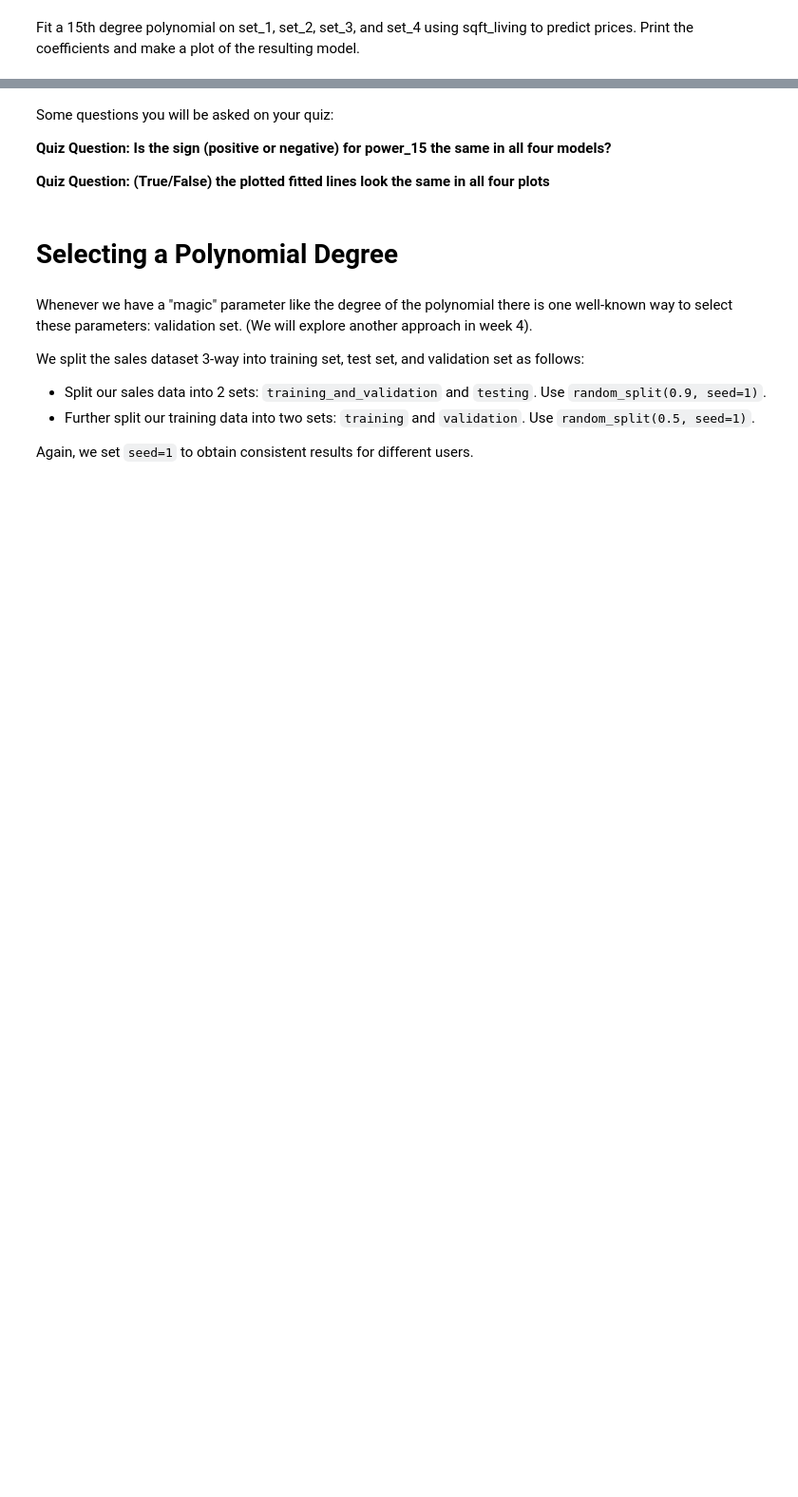
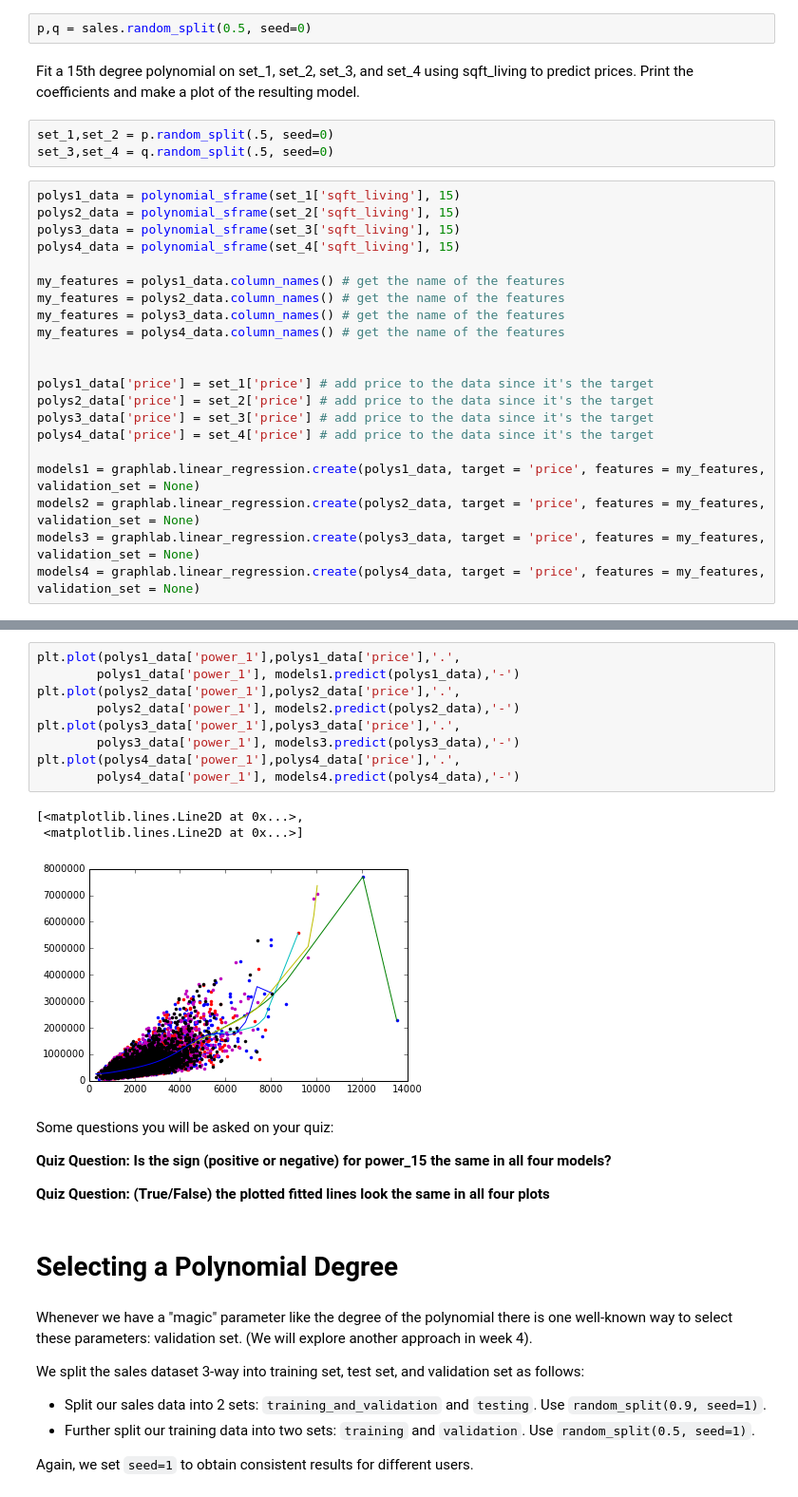
Before and after one commit to ronnyma/ml-spec, a Jupyter notebook: C2/w3/week-3-polynomial-regression-assignment-blank.ipynb, the cells around one changed output, grey strips where cells are left out. Shown: that part at 95% size. Drawn from its saved outputs; the diff is of its cells as text; blank space fills up the shorter version.

```diff
--- a/C2/w3/week-3-polynomial-regression-assignment-blank.ipynb
+++ b/C2/w3/week-3-polynomial-regression-assignment-blank.ipynb
@@ -264,5 +264,31 @@ To split the sales data into four subsets, we perform the following steps:
 
 We set `seed=0` in these steps so that different users get consistent results.
 You should end up with 4 subsets (`set_1`, `set_2`, `set_3`, `set_4`) of approximately equal size.
+# %%
+p,q = sales.random_split(0.5, seed=0)
 # %% [markdown]
 Fit a 15th degree polynomial on set_1, set_2, set_3, and set_4 using sqft_living to predict prices. Print the coefficients and make a plot of the resulting model.
+# %%
+set_1,set_2 = p.random_split(.5, seed=0)
+set_3,set_4 = q.random_split(.5, seed=0)
+# %%
+polys1_data = polynomial_sframe(set_1['sqft_living'], 15)
+polys2_data = polynomial_sframe(set_2['sqft_living'], 15)
+polys3_data = polynomial_sframe(set_3['sqft_living'], 15)
+polys4_data = polynomial_sframe(set_4['sqft_living'], 15)
+
+my_features = polys1_data.column_names() # get the name of the features
+my_features = polys2_data.column_names() # get the name of the features
+my_features = polys3_data.column_names() # get the name of the features
+my_features = polys4_data.column_names() # get the name of the features
+
+
+polys1_data['price'] = set_1['price'] # add price to the data since it's the target
+polys2_data['price'] = set_2['price'] # add price to the data since it's the target
+polys3_data['price'] = set_3['price'] # add price to the data since it's the target
+polys4_data['price'] = set_4['price'] # add price to the data since it's the target
+
+models1 = graphlab.linear_regression.create(polys1_data, target = 'price', features = my_features, validation_set = None)
+models2 = graphlab.linear_regression.create(polys2_data, target = 'price', features = my_features, validation_set = None)
+models3 = graphlab.linear_regression.create(polys3_data, target = 'price', features = my_features, validation_set = None)
+models4 = graphlab.linear_regression.create(polys4_data, target = 'price', features = my_features, validation_set = None)
@@ -269,3 +332,16 @@ Fit a 15th degree polynomial on set_1, set_2, set_3, and set_4 using sqft_living
+# %%
+plt.plot(polys1_data['power_1'],polys1_data['price'],'.',
+        polys1_data['power_1'], models1.predict(polys1_data),'-')
+plt.plot(polys2_data['power_1'],polys2_data['price'],'.',
+        polys2_data['power_1'], models2.predict(polys2_data),'-')
+plt.plot(polys3_data['power_1'],polys3_data['price'],'.',
+        polys3_data['power_1'], models3.predict(polys3_data),'-')
+plt.plot(polys4_data['power_1'],polys4_data['price'],'.',
+        polys4_data['power_1'], models4.predict(polys4_data),'-')
+# %% [output]
+[<matplotlib.lines.Line2D at 0x...>,
+ <matplotlib.lines.Line2D at 0x...>]
+[figure, added]
 # %% [markdown]
 Some questions you will be asked on your quiz:
 
```
Also changed, not shown: parts of 6 cells of this notebook.
